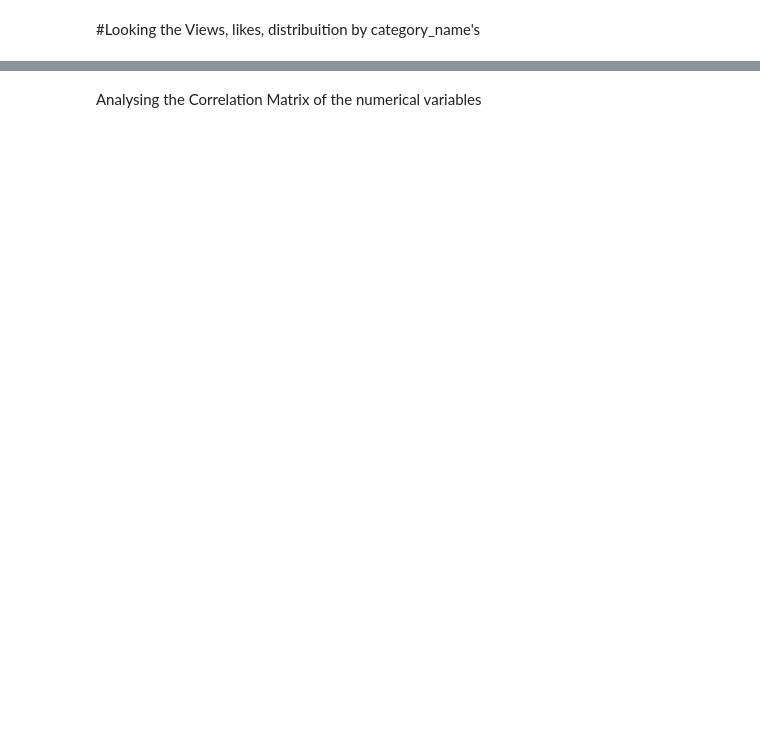
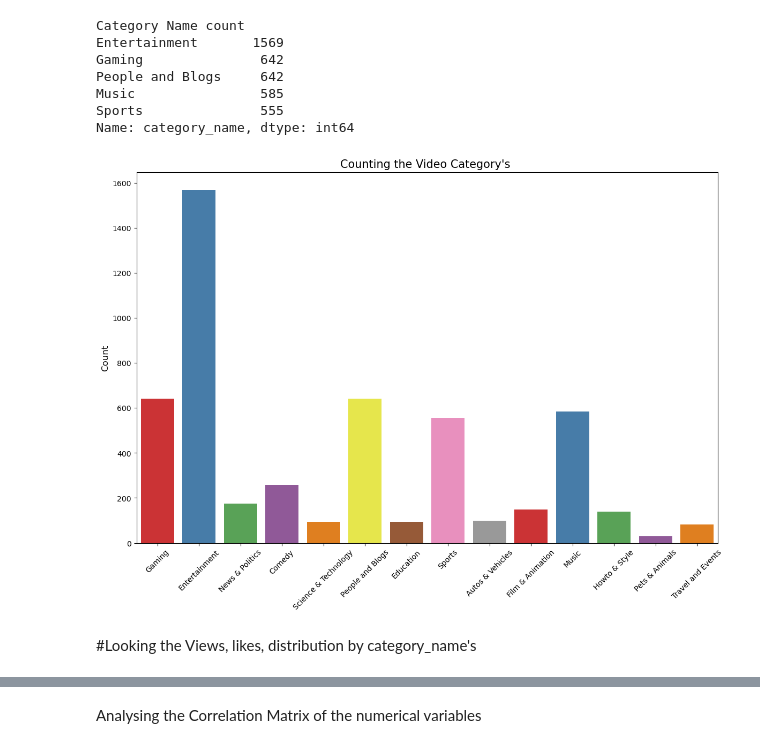
Before and after one commit to ThanhVinhTong/Youtube_Trending_Analysis, a Jupyter notebook: EDA.ipynb, the cells around one changed output, grey strips where cells are left out. Saved outputs shown, nothing was run; the diff lists cells and outputs as text; code cells hidden in the pictures; blank space fills up the shorter version.

```diff
--- a/EDA.ipynb
+++ b/EDA.ipynb
@@ -85,28 +152,26 @@ df_yout.loc[(df_yout["category_id"] == 44),"category_name"] = 'Trailers'
 # %%
 print("Category Name count")
 print(df_yout.category_name.value_counts()[:5])
 
 plt.figure(figsize = (14,9))
-
-plt.subplot(211)
 g = sns.countplot('category_name', data=df_yout, palette="Set1")
 g.set_xticklabels(g.get_xticklabels(),rotation=45)
 g.set_title("Counting the Video Category's ", fontsize=15)
 g.set_xlabel("", fontsize=12)
 g.set_ylabel("Count", fontsize=12)
 
-plt.subplot(212)
-g1 = sns.boxplot(x='category_name', y='views_log', data=df_yout, palette="Set1")
-g1.set_xticklabels(g.get_xticklabels(),rotation=45)
-g1.set_title("Views Distribuition by Category Names", fontsize=20)
-g1.set_xlabel("", fontsize=15)
-g1.set_ylabel("Views(log)", fontsize=15)
-
-plt.subplots_adjust(hspace = 0.9, top = 0.9)
-
 plt.show()
+# %% [output]
+Category Name count
+Entertainment       1569
+Gaming               642
+People and Blogs     642
+Music                585
+Sports               555
+Name: category_name, dtype: int64
+[figure, added]
 # %% [markdown]
-#Looking the Views, likes, distribuition by category_name's
+#Looking the Views, likes, distribution by category_name's
 # %%
 plt.figure(figsize = (14,6))
 
```
Also changed, not shown: parts of 26 cells of this notebook, 4 other files.
